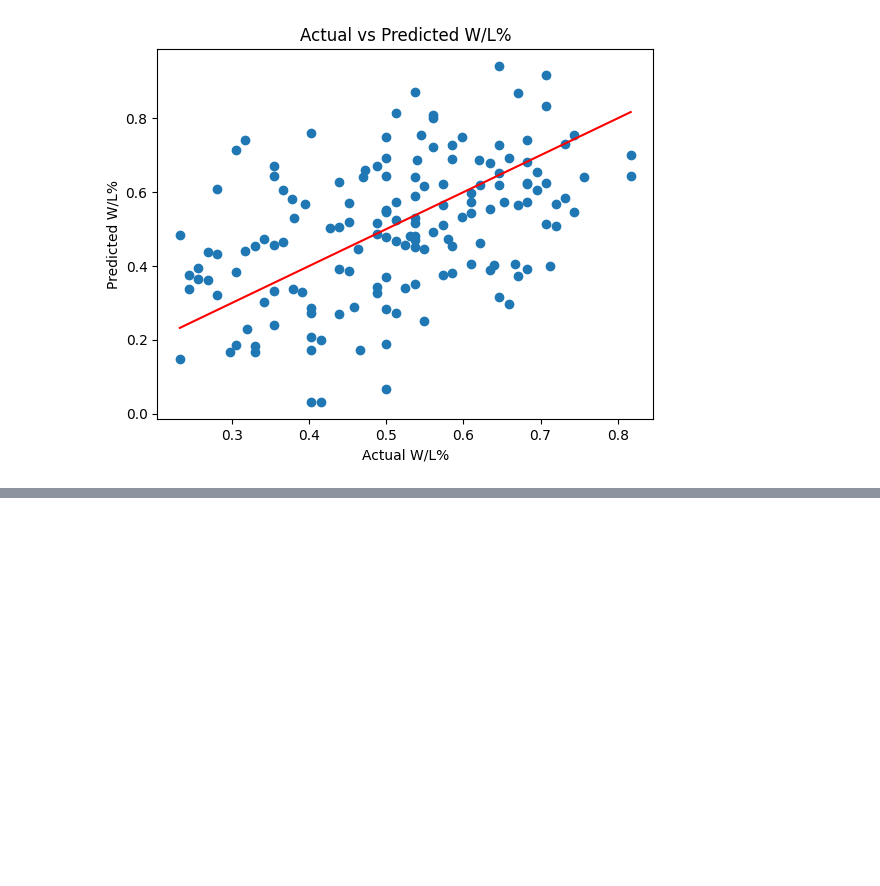
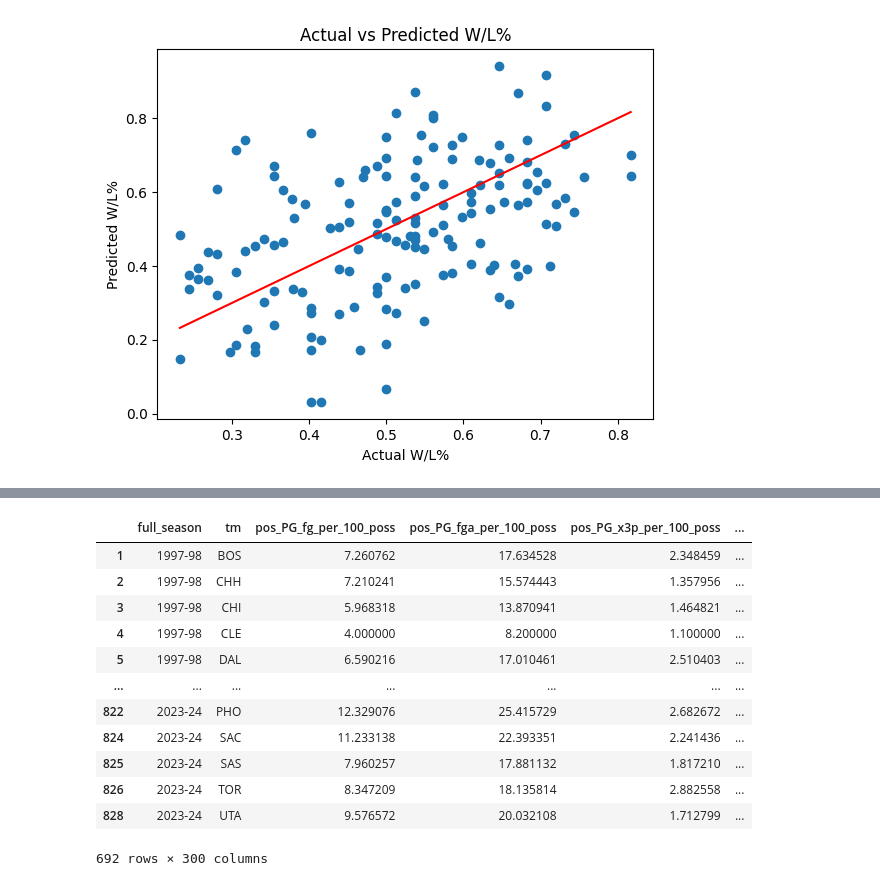
Before and after one commit to sean-r-duffy/nba-analytics, a Jupyter notebook: notebooks/team_wins_prediction_weight_average.ipynb, the cells around one changed output, grey strips where cells are left out. Drawn from its saved outputs; the diff is of its cells as text; code cells hidden in the pictures; blank space fills up the shorter version.

```diff
--- a/notebooks/team_wins_prediction_weight_average.ipynb
+++ b/notebooks/team_wins_prediction_weight_average.ipynb
@@ -242,3 +242,7 @@ plt.plot([min(y_test), max(y_test)], [min(y_test), max(y_test)], color='red')  #
 plt.show()
 # %% [output]
 [figure]
+# %%
+file_path = '../data/interim/player_stats_year_adjusted.csv'
+df = pd.read_csv(file_path)
+df
@@ -244,0 +263,51 @@ plt.show()
+# %%
+def weighted_avg_2(group, weight_col, stat_cols):
+    d = {}
+    for col in stat_cols:
+        d[col] = (group[col] * group[weight_col]).sum() / group[weight_col].sum()
+    return pd.Series(d)
+# %%
+results = []
+position_columns = ['pos_PG', 'pos_SG', 'pos_PF', 'pos_SF', 'pos_C']
+stat_columns = player_metrics
+
+# Loop through each position
+for pos in position_columns:
+    # Filter the DataFrame for players playing the current position
+    df_pos = df[df[pos] == 1]
+
+    # Group by team and season, and apply the weighted average function
+    grouped = df_pos.groupby(['full_season', 'tm']).apply(weighted_avg_2, weight_col='mp', stat_cols=stat_columns).reset_index()
+
+    # Add position prefix to the stat columns
+    grouped = grouped.rename(columns={col: f'{pos}_{col}' for col in stat_columns})
+
+    # Append the result to the results list
+    results.append(grouped)
+# %%
+# Start with the first result as the base DataFrame
+final_df = results[0]
+
+# Merge the rest of the results into the base DataFrame
+for df_pos in results[1:]:
+    final_df = final_df.merge(df_pos, on=['full_season', 'tm'], how='outer')
+
+final_df = final_df.merge(team_stats, left_on=['full_season', 'tm'], right_on=['Season', 'Team'], how='left')
+final_df = final_df.dropna(subset=['W/L%'])
+final_df = final_df.dropna()
+
+final_df
+# %% [output]
+|  | full_season | tm | pos_PG_fg_per_100_poss | pos_PG_fga_per_100_poss | pos_PG_x3p_per_100_poss | ... |
+| 1 | 1997-98 | BOS | 7.260762 | 17.634528 | 2.348459 | ... |
+| 2 | 1997-98 | CHH | 7.210241 | 15.574443 | 1.357956 | ... |
+| 3 | 1997-98 | CHI | 5.968318 | 13.870941 | 1.464821 | ... |
+| 4 | 1997-98 | CLE | 4.000000 | 8.200000 | 1.100000 | ... |
+| 5 | 1997-98 | DAL | 6.590216 | 17.010461 | 2.510403 | ... |
+| ... | ... | ... | ... | ... | ... | ... |
+| 822 | 2023-24 | PHO | 12.329076 | 25.415729 | 2.682672 | ... |
+| 824 | 2023-24 | SAC | 11.233138 | 22.393351 | 2.241436 | ... |
+| 825 | 2023-24 | SAS | 7.960257 | 17.881132 | 1.817210 | ... |
+| 826 | 2023-24 | TOR | 8.347209 | 18.135814 | 2.882558 | ... |
+| 828 | 2023-24 | UTA | 9.576572 | 20.032108 | 1.712799 | ... |
+692 rows × 300 columns
```
Also changed, not shown: parts of 3 cells of this notebook, 1 other file.
